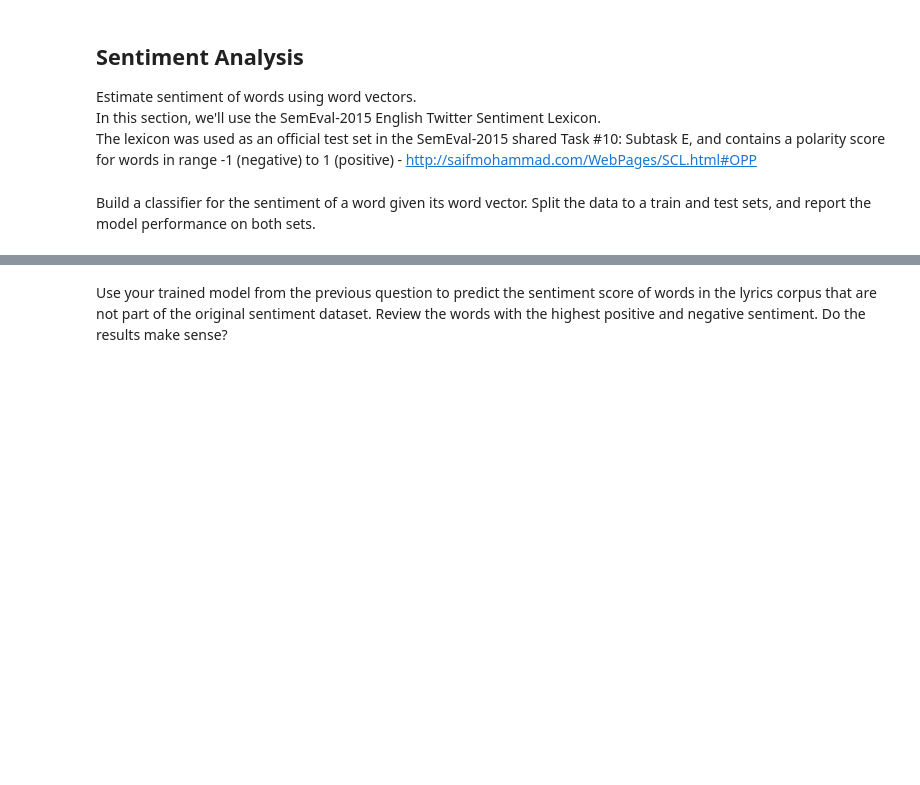
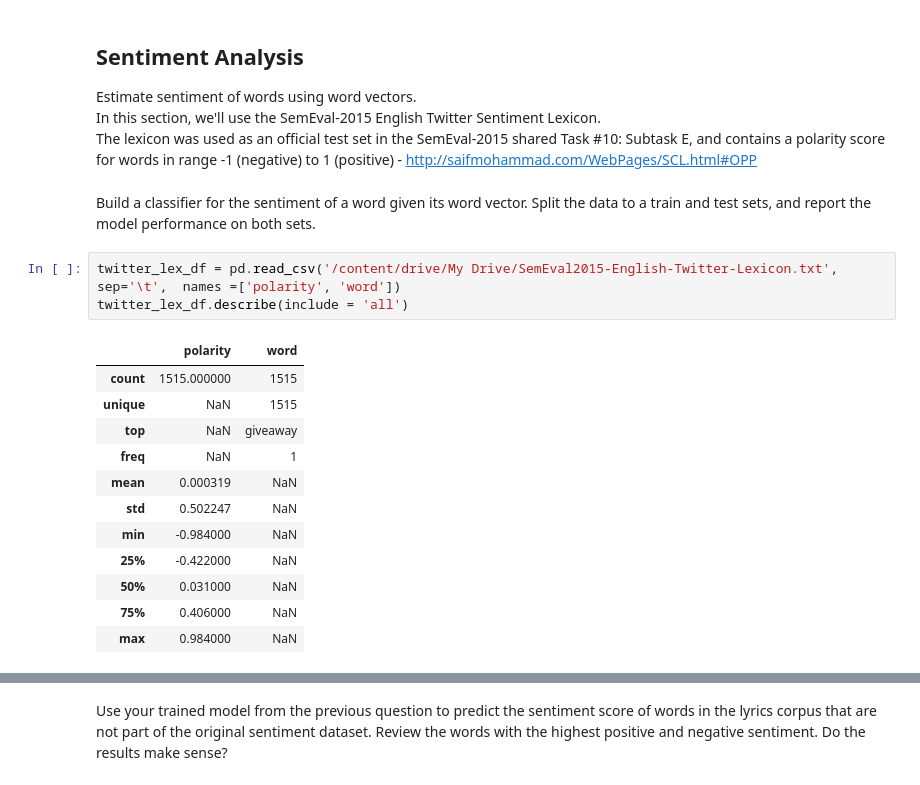
Before and after one commit to gabibu/deeplearnning, a Jupyter notebook: DL_word_embedding_assignment.ipynb, the cells around one changed output, grey strips where cells are left out. Cells and saved outputs as stored; diff of their text form; blank space fills up the shorter version.

```diff
--- a/DL_word_embedding_assignment.ipynb
+++ b/DL_word_embedding_assignment.ipynb
@@ -140,3 +247,19 @@ In this section, we'll use the SemEval-2015 English Twitter Sentiment Lexicon.
 The lexicon was used as an official test set in the SemEval-2015 shared Task #10: Subtask E, and contains a polarity score for words in range -1 (negative) to 1 (positive) - http://saifmohammad.com/WebPages/SCL.html#OPP
 # %% [markdown]
 Build a classifier for the sentiment of a word given its word vector. Split the data to a train and test sets, and report the model performance on both sets.
+# %%
+twitter_lex_df = pd.read_csv('/content/drive/My Drive/SemEval2015-English-Twitter-Lexicon.txt', sep='\t',  names =['polarity', 'word'])
+twitter_lex_df.describe(include = 'all')
+# %% [output]
+|  | polarity | word |
+| count | 1515.000000 | 1515 |
+| unique | NaN | 1515 |
+| top | NaN | giveaway |
+| freq | NaN | 1 |
+| mean | 0.000319 | NaN |
+| std | 0.502247 | NaN |
+| min | -0.984000 | NaN |
+| 25% | -0.422000 | NaN |
+| 50% | 0.031000 | NaN |
+| 75% | 0.406000 | NaN |
+| max | 0.984000 | NaN |
```
Also changed, not shown: parts of 16 cells of this notebook.
